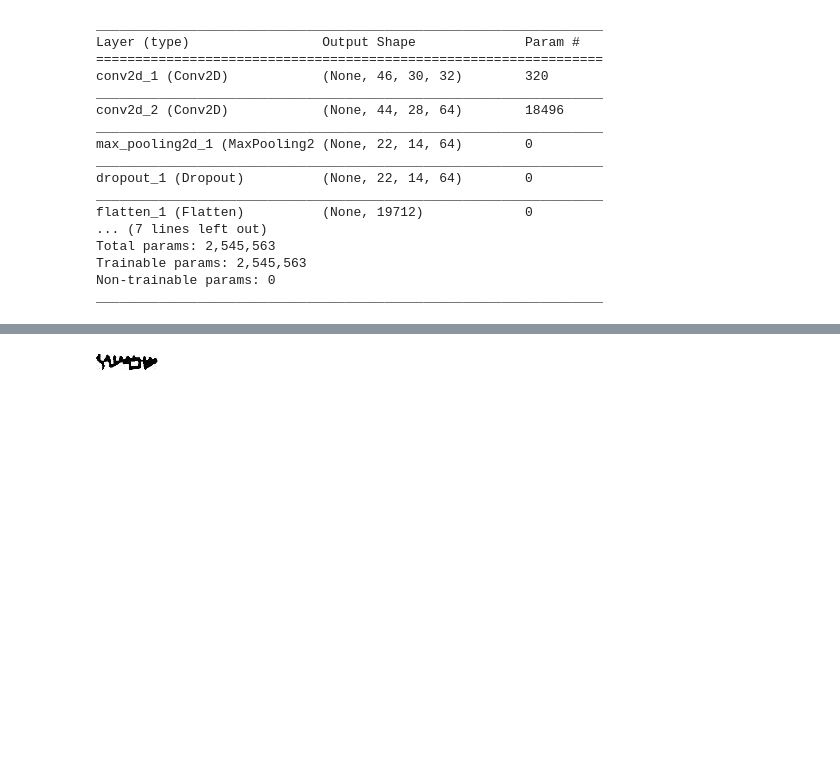
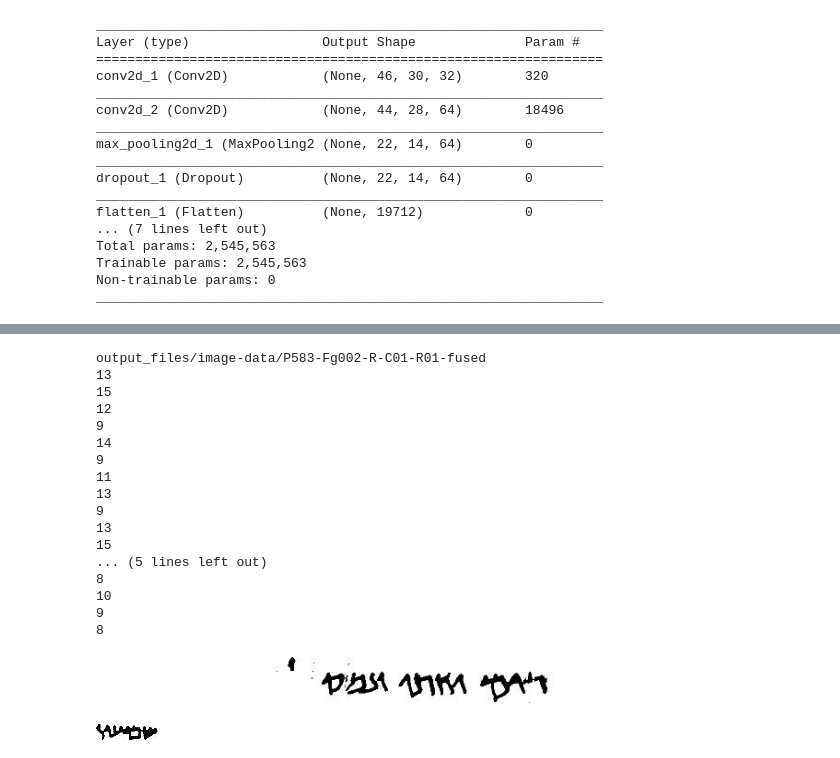
Before and after one commit to JoppeBoekestijn/handwritingrecog, a Jupyter notebook: __Final__/word_segmentation.ipynb, the cells around one changed output, grey strips where cells are left out. Drawn from its saved outputs; the diff is of its cells as text; code cells hidden in the pictures; blank space fills up the shorter version.

```diff
--- a/__Final__/word_segmentation.ipynb
+++ b/__Final__/word_segmentation.ipynb
@@ -85,3 +89,41 @@ NameError: name 'prepareImg' is not defined
+# %%
+input_files = 'output_files/image-data/'
+
+def load_slices(filepath):
+    slices = []
+    slices_filepath = filepath + '/'
+    slices_path = natsorted(glob.glob(slices_filepath + 'slice*_binarize.png'))
+    for slice_path in slices_path:
+        slices.append(prepareImg(cv2.imread(slice_path), 50))
+    print(len(slices))
+    return slices
+
+image_filepaths = glob.glob(input_files + '*')
+print(image_filepaths[len(image_filepaths) - 5])
+images = []
+for image_filepath in image_filepaths:
+    images.append(load_slices(image_filepath))
+
+showarray(images[15][2])
+# %% [output]
+output_files/image-data/P583-Fg002-R-C01-R01-fused
+13
+15
+12
+9
+14
+9
+11
+13
+9
+13
+15
+... (5 lines left out)
+8
+10
+9
+8
+[figure, added]
 # %%
 res = []
 words = []
```
Also changed, not shown: parts of 5 cells of this notebook.
